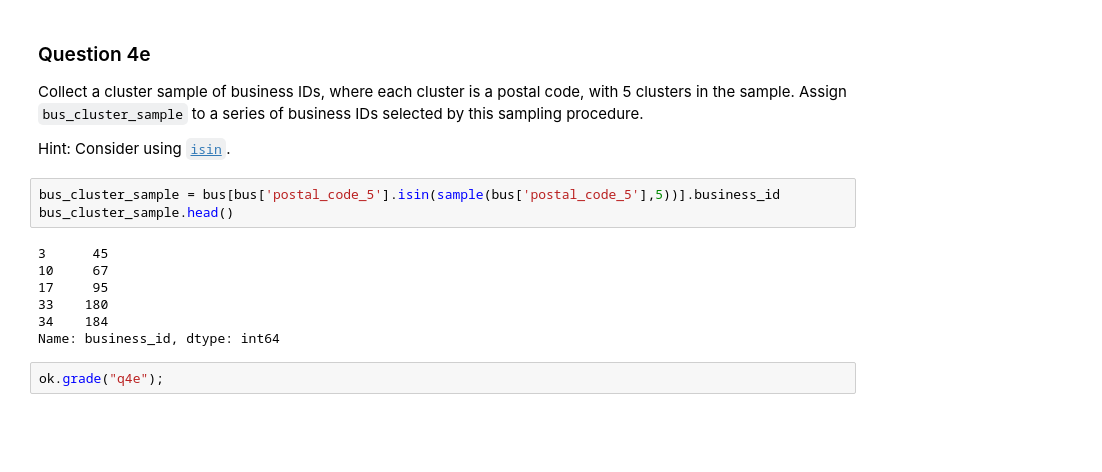
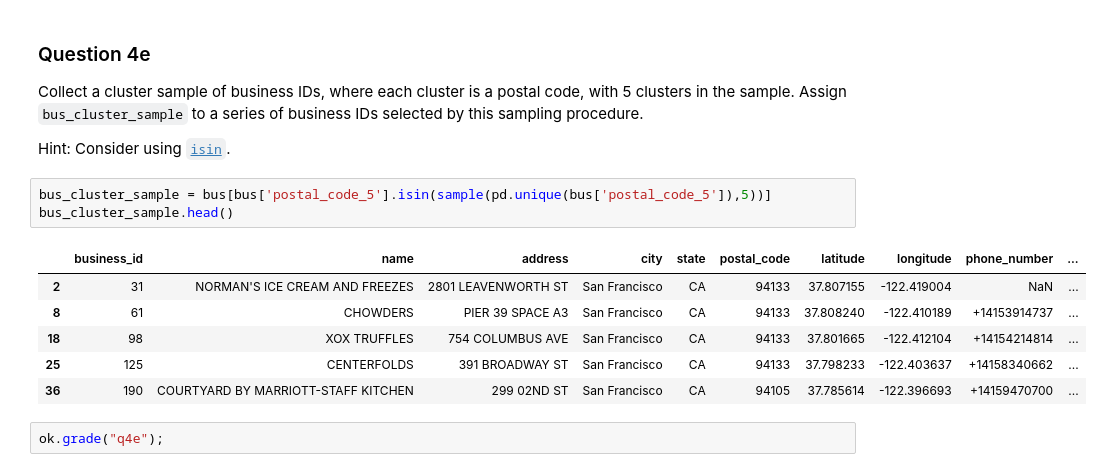
Before and after one commit to AndySECP/Berkeley-classes, a Jupyter notebook: DS200/project1.ipynb, the cells around one changed output. Saved outputs shown, nothing was run; the diff lists cells and outputs as text; blank space fills up the shorter version.

```diff
--- a/DS200/project1.ipynb
+++ b/DS200/project1.ipynb
@@ -1133,15 +1137,15 @@ name: q4e
 points: 1
 -->
 # %%
-bus_cluster_sample = bus[bus['postal_code_5'].isin(sample(bus['postal_code_5'],5))].business_id
+bus_cluster_sample = bus[bus['postal_code_5'].isin(sample(pd.unique(bus['postal_code_5']),5))]
 bus_cluster_sample.head()
 # %% [output]
-3      45
-10     67
-17     95
-33    180
-34    184
-Name: business_id, dtype: int64
+|  | business_id | name | address | city | state | postal_code | latitude | longitude | phone_number | ... |
+| 2 | 31 | NORMAN'S ICE CREAM AND FREEZES | 2801 LEAVENWORTH ST | San Francisco | CA | 94133 | 37.807155 | -122.419004 | NaN | ... |
+| 8 | 61 | CHOWDERS | PIER 39 SPACE A3 | San Francisco | CA | 94133 | 37.808240 | -122.410189 | +14153914737 | ... |
+| 18 | 98 | XOX TRUFFLES | 754 COLUMBUS AVE | San Francisco | CA | 94133 | 37.801665 | -122.412104 | +14154214814 | ... |
+| 25 | 125 | CENTERFOLDS | 391 BROADWAY ST | San Francisco | CA | 94133 | 37.798233 | -122.403637 | +14158340662 | ... |
+| 36 | 190 | COURTYARD BY MARRIOTT-STAFF KITCHEN | 299 02ND ST | San Francisco | CA | 94105 | 37.785614 | -122.396693 | +14159470700 | ... |
 # %%
 ok.grade("q4e");
 # %% [output]
```
Also changed, not shown: parts of 12 cells of this notebook.
